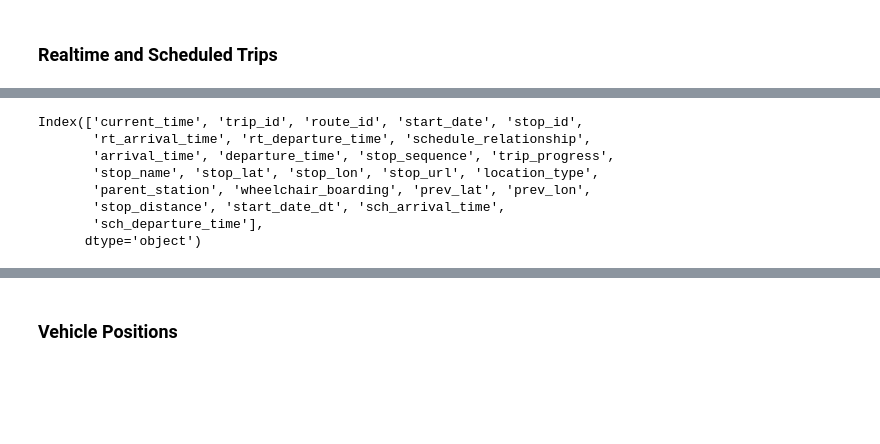
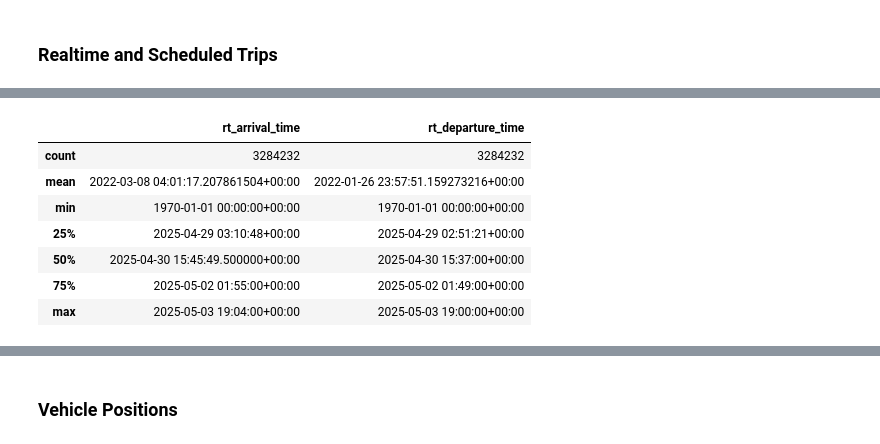
Before and after one commit to nadpierre/stm-transit-delay-prediction, a Jupyter notebook: notebooks/data_cleaning.ipynb, the cells around one changed output, grey strips where cells are left out. Cells and saved outputs as stored; diff of their text form; code cells hidden in the pictures; blank space fills up the shorter version.

```diff
--- a/notebooks/data_cleaning.ipynb
+++ b/notebooks/data_cleaning.ipynb
@@ -147,6 +155,9 @@ schedules_stops_df['stop_distance'] = schedules_stops_df.apply(
   lambda row: haversine((row['prev_lat'], row['prev_lon']), (row['stop_lat'], row['stop_lon']), unit=Unit.METERS),
   axis=1
 )
+# %%
+# Drop previous coordinates
+schedules_stops_df = schedules_stops_df.drop(['prev_lat', 'prev_lon'], axis=1)
 # %%
 # Replace null distances by zero (first stop of the trip)
 schedules_stops_df['stop_distance'] = schedules_stops_df['stop_distance'].fillna(0)
@@ -187,7 +230,7 @@ Index(['current_time', 'trip_id', 'route_id', 'start_date', 'stop_id',
       dtype='object')
 # %%
 # Convert start_date to datetime
-stm_trips_df['start_date_dt'] = pd.to_datetime(stm_trips_df['start_date'], format='%Y%m%d')
+stm_trips_df['start_date'] = pd.to_datetime(stm_trips_df['start_date'], format='%Y%m%d')
 # %%
 def parse_gtfs_time(start_date:pd.Timestamp, stop_time:str) -> pd.Timestamp:
 	'''
@@ -201,8 +244,8 @@ def parse_gtfs_time(start_date:pd.Timestamp, stop_time:str) -> pd.Timestamp:
 	return parsed_time
 # %%
 # Parse GTFS scheduled arrival and departure time
-arrival_parsed_time = stm_trips_df.apply(lambda row: parse_gtfs_time(row['start_date_dt'], row['arrival_time']), axis=1)
-departure_parsed_time = stm_trips_df.apply(lambda row: parse_gtfs_time(row['start_date_dt'], row['departure_time']), axis=1)
+arrival_parsed_time = stm_trips_df.apply(lambda row: parse_gtfs_time(row['start_date'], row['arrival_time']), axis=1)
+departure_parsed_time = stm_trips_df.apply(lambda row: parse_gtfs_time(row['start_date'], row['departure_time']), axis=1)
 # %%
 # Convert scheduled arrival and departure time to UTC datetime
 sch_arrival_time_local = arrival_parsed_time.dt.tz_localize(LOCAL_TIMEZONE)
@@ -217,11 +255,0 @@ stm_trips_df['rt_departure_time'] = pd.to_datetime(stm_trips_df['rt_departure_ti
-# %%
-stm_trips_df.columns
-# %% [output]
-Index(['current_time', 'trip_id', 'route_id', 'start_date', 'stop_id',
-       'rt_arrival_time', 'rt_departure_time', 'schedule_relationship',
-       'arrival_time', 'departure_time', 'stop_sequence', 'trip_progress',
-       'stop_name', 'stop_lat', 'stop_lon', 'stop_url', 'location_type',
-       'parent_station', 'wheelchair_boarding', 'prev_lat', 'prev_lon',
-       'stop_distance', 'start_date_dt', 'sch_arrival_time',
-       'sch_departure_time'],
-      dtype='object')
@@ -230,0 +260,12 @@ stm_trips_df = stm_trips_df.drop(['arrival_time', 'departure_time'], axis=1)
+# %%
+# Get distribution of realtime timestamps
+stm_trips_df[['rt_arrival_time', 'rt_departure_time']].describe()
+# %% [output]
+|  | rt_arrival_time | rt_departure_time |
+| count | 3284232 | 3284232 |
+| mean | 2022-03-08 04:01:17.207861504+00:00 | 2022-01-26 23:57:51.159273216+00:00 |
+| min | 1970-01-01 00:00:00+00:00 | 1970-01-01 00:00:00+00:00 |
+| 25% | 2025-04-29 03:10:48+00:00 | 2025-04-29 02:51:21+00:00 |
+| 50% | 2025-04-30 15:45:49.500000+00:00 | 2025-04-30 15:37:00+00:00 |
+| 75% | 2025-05-02 01:55:00+00:00 | 2025-05-02 01:49:00+00:00 |
+| max | 2025-05-03 19:04:00+00:00 | 2025-05-03 19:00:00+00:00 |
```
Also changed, not shown: parts of 80 cells of this notebook, 2 other files.
